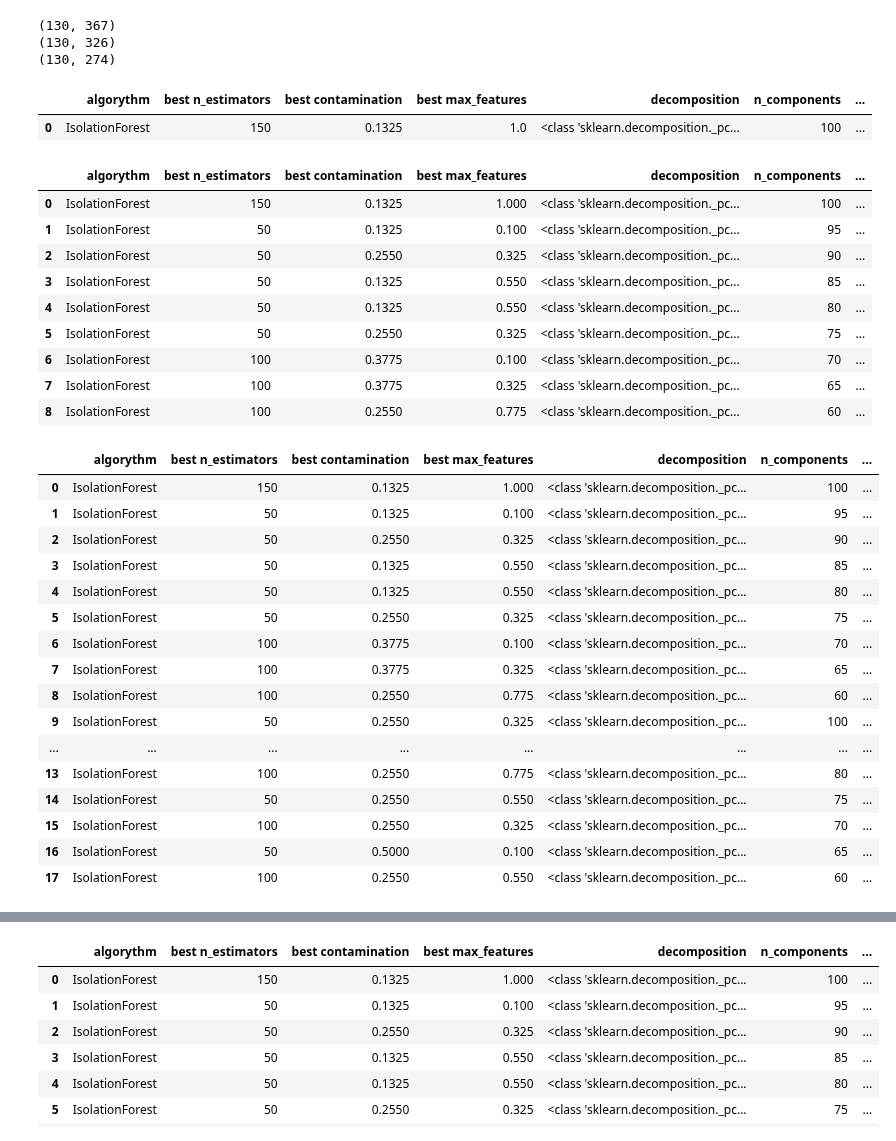
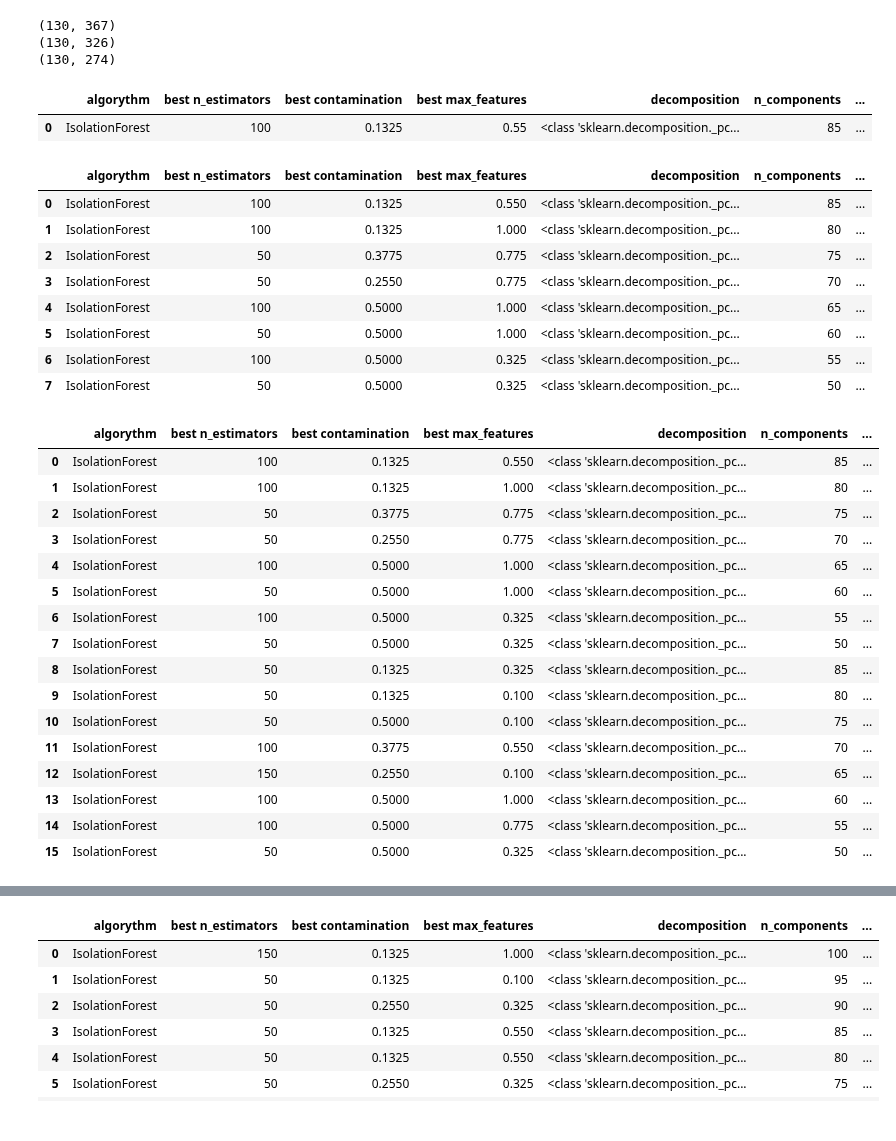
Before and after one commit to chrfum/one-class_classifier, a Jupyter notebook: run-over_classifier/classifiers/if.ipynb, the cells around one changed output, grey strips where cells are left out. Saved outputs shown, nothing was run; the diff lists cells and outputs as text; code cells hidden in the pictures.

Commit message:
ripetuti esperimenti con ridotto numero di fold

```diff
--- a/run-over_classifier/classifiers/if.ipynb
+++ b/run-over_classifier/classifiers/if.ipynb
@@ -62,7 +62,7 @@ logger = logging.getLogger()
 logger.handlers = []
 logger.addHandler(file_handler)
 # %%
-def nested_cv_extended(X, random_seed, decomposition, n_outer_folds=5, n_inner_folds=3, n_components=5, mod_selection_score=accuracy_score, positive_class=0):
+def nested_cv(X, random_seed, decomposition, n_outer_folds=7, n_inner_folds=5, n_components=60, mod_selection_score=accuracy_score, positive_class=0):
     n_estimatorss = np.arange(50, 151, 50)
     contaminations = np.linspace(0.01, 0.5, 5)
     max_featuress = np.linspace(0.1, 1.0, 5)
@@ -187,51 +187,50 @@ def nested_cv_extended(X, random_seed, decomposition, n_outer_folds=5, n_inner_f
         'class': positive_class
     }
 # %%
-results = nested_cv_extended(X, random_seed, PCA, n_outer_folds=13, n_inner_folds=6, n_components=100, mod_selection_score=accuracy_score, positive_class=0)
+results = nested_cv(X, random_seed, PCA, n_components=85, mod_selection_score=accuracy_score, positive_class=0)
 scores_df = pd.DataFrame(results, index=[0])
 scores_df
 # %% [output]
 |  | algorythm | best n_estimators | best contamination | best max_features | decomposition | n_components | ... |
-| 0 | IsolationForest | 150 | 0.1325 | 1.0 | <class 'sklearn.decomposition._pc... | 100 | ... |
+| 0 | IsolationForest | 100 | 0.1325 | 0.55 | <class 'sklearn.decomposition._pc... | 85 | ... |
 # %%
-for pca_comps in np.arange(95, 59, -5):
-    scores_df = add_record(scores_df, nested_cv_extended(X, random_seed, PCA, n_outer_folds=13, n_inner_folds=6, n_components=pca_comps, mod_selection_score=accuracy_score, positive_class=0))
+for pca_comps in np.arange(80, 49, -5):
+    scores_df = add_record(scores_df, nested_cv(X, random_seed, PCA, n_components=pca_comps, mod_selection_score=accuracy_score, positive_class=0))
 
 scores_df
 # %% [output]
 |  | algorythm | best n_estimators | best contamination | best max_features | decomposition | n_components | ... |
-| 0 | IsolationForest | 150 | 0.1325 | 1.000 | <class 'sklearn.decomposition._pc... | 100 | ... |
-| 1 | IsolationForest | 50 | 0.1325 | 0.100 | <class 'sklearn.decomposition._pc... | 95 | ... |
-| 2 | IsolationForest | 50 | 0.2550 | 0.325 | <class 'sklearn.decomposition._pc... | 90 | ... |
-| 3 | IsolationForest | 50 | 0.1325 | 0.550 | <class 'sklearn.decomposition._pc... | 85 | ... |
-| 4 | IsolationForest | 50 | 0.1325 | 0.550 | <class 'sklearn.decomposition._pc... | 80 | ... |
-| 5 | IsolationForest | 50 | 0.2550 | 0.325 | <class 'sklearn.decomposition._pc... | 75 | ... |
-| 6 | IsolationForest | 100 | 0.3775 | 0.100 | <class 'sklearn.decomposition._pc... | 70 | ... |
-| 7 | IsolationForest | 100 | 0.3775 | 0.325 | <class 'sklearn.decomposition._pc... | 65 | ... |
-| 8 | IsolationForest | 100 | 0.2550 | 0.775 | <class 'sklearn.decomposition._pc... | 60 | ... |
+| 0 | IsolationForest | 100 | 0.1325 | 0.550 | <class 'sklearn.decomposition._pc... | 85 | ... |
+| 1 | IsolationForest | 100 | 0.1325 | 1.000 | <class 'sklearn.decomposition._pc... | 80 | ... |
+| 2 | IsolationForest | 50 | 0.3775 | 0.775 | <class 'sklearn.decomposition._pc... | 75 | ... |
+| 3 | IsolationForest | 50 | 0.2550 | 0.775 | <class 'sklearn.decomposition._pc... | 70 | ... |
+| 4 | IsolationForest | 100 | 0.5000 | 1.000 | <class 'sklearn.decomposition._pc... | 65 | ... |
+| 5 | IsolationForest | 50 | 0.5000 | 1.000 | <class 'sklearn.decomposition._pc... | 60 | ... |
+| 6 | IsolationForest | 100 | 0.5000 | 0.325 | <class 'sklearn.decomposition._pc... | 55 | ... |
+| 7 | IsolationForest | 50 | 0.5000 | 0.325 | <class 'sklearn.decomposition._pc... | 50 | ... |
 # %%
-for pca_comps in np.arange(100, 59, -5):
-    scores_df = add_record(scores_df, nested_cv_extended(X, random_seed, PCA, n_outer_folds=13, n_inner_folds=6, n_components=pca_comps, mod_selection_score=f1_score, positive_class=0))
+for pca_comps in np.arange(85, 49, -5):
+    scores_df = add_record(scores_df, nested_cv(X, random_seed, PCA, n_components=pca_comps, mod_selection_score=f1_score, positive_class=0))
 
 scores_df
 # %% [output]
 |  | algorythm | best n_estimators | best contamination | best max_features | decomposition | n_components | ... |
-| 0 | IsolationForest | 150 | 0.1325 | 1.000 | <class 'sklearn.decomposition._pc... | 100 | ... |
-| 1 | IsolationForest | 50 | 0.1325 | 0.100 | <class 'sklearn.decomposition._pc... | 95 | ... |
-| 2 | IsolationForest | 50 | 0.2550 | 0.325 | <class 'sklearn.decomposition._pc... | 90 | ... |
-| 3 | IsolationForest | 50 | 0.1325 | 0.550 | <class 'sklearn.decomposition._pc... | 85 | ... |
-| 4 | IsolationForest | 50 | 0.1325 | 0.550 | <class 'sklearn.decomposition._pc... | 80 | ... |
-| 5 | IsolationForest | 50 | 0.2550 | 0.325 | <class 'sklearn.decomposition._pc... | 75 | ... |
-| 6 | IsolationForest | 100 | 0.3775 | 0.100 | <class 'sklearn.decomposition._pc... | 70 | ... |
-| 7 | IsolationForest | 100 | 0.3775 | 0.325 | <class 'sklearn.decomposition._pc... | 65 | ... |
-| 8 | IsolationForest | 100 | 0.2550 | 0.775 | <class 'sklearn.decomposition._pc... | 60 | ... |
-| 9 | IsolationForest | 50 | 0.2550 | 0.325 | <class 'sklearn.decomposition._pc... | 100 | ... |
-| ... | ... | ... | ... | ... | ... | ... | ... |
-| 13 | IsolationForest | 100 | 0.2550 | 0.775 | <class 'sklearn.decomposition._pc... | 80 | ... |
-| 14 | IsolationForest | 50 | 0.2550 | 0.550 | <class 'sklearn.decomposition._pc... | 75 | ... |
-| 15 | IsolationForest | 100 | 0.2550 | 0.325 | <class 'sklearn.decomposition._pc... | 70 | ... |
-| 16 | IsolationForest | 50 | 0.5000 | 0.100 | <class 'sklearn.decomposition._pc... | 65 | ... |
-| 17 | IsolationForest | 100 | 0.2550 | 0.550 | <class 'sklearn.decomposition._pc... | 60 | ... |
+| 0 | IsolationForest | 100 | 0.1325 | 0.550 | <class 'sklearn.decomposition._pc... | 85 | ... |
+| 1 | IsolationForest | 100 | 0.1325 | 1.000 | <class 'sklearn.decomposition._pc... | 80 | ... |
+| 2 | IsolationForest | 50 | 0.3775 | 0.775 | <class 'sklearn.decomposition._pc... | 75 | ... |
+| 3 | IsolationForest | 50 | 0.2550 | 0.775 | <class 'sklearn.decomposition._pc... | 70 | ... |
+| 4 | IsolationForest | 100 | 0.5000 | 1.000 | <class 'sklearn.decomposition._pc... | 65 | ... |
+| 5 | IsolationForest | 50 | 0.5000 | 1.000 | <class 'sklearn.decomposition._pc... | 60 | ... |
+| 6 | IsolationForest | 100 | 0.5000 | 0.325 | <class 'sklearn.decomposition._pc... | 55 | ... |
+| 7 | IsolationForest | 50 | 0.5000 | 0.325 | <class 'sklearn.decomposition._pc... | 50 | ... |
+| 8 | IsolationForest | 50 | 0.1325 | 0.325 | <class 'sklearn.decomposition._pc... | 85 | ... |
+| 9 | IsolationForest | 50 | 0.1325 | 0.100 | <class 'sklearn.decomposition._pc... | 80 | ... |
+| 10 | IsolationForest | 50 | 0.5000 | 0.100 | <class 'sklearn.decomposition._pc... | 75 | ... |
+| 11 | IsolationForest | 100 | 0.3775 | 0.550 | <class 'sklearn.decomposition._pc... | 70 | ... |
+| 12 | IsolationForest | 150 | 0.2550 | 0.100 | <class 'sklearn.decomposition._pc... | 65 | ... |
+| 13 | IsolationForest | 100 | 0.5000 | 1.000 | <class 'sklearn.decomposition._pc... | 60 | ... |
+| 14 | IsolationForest | 100 | 0.5000 | 0.775 | <class 'sklearn.decomposition._pc... | 55 | ... |
+| 15 | IsolationForest | 50 | 0.5000 | 0.325 | <class 'sklearn.decomposition._pc... | 50 | ... |
 # %%
 file_path = '../pickles/if_df.pickle'
 
```
Also changed, not shown: parts of 4 cells of this notebook.
